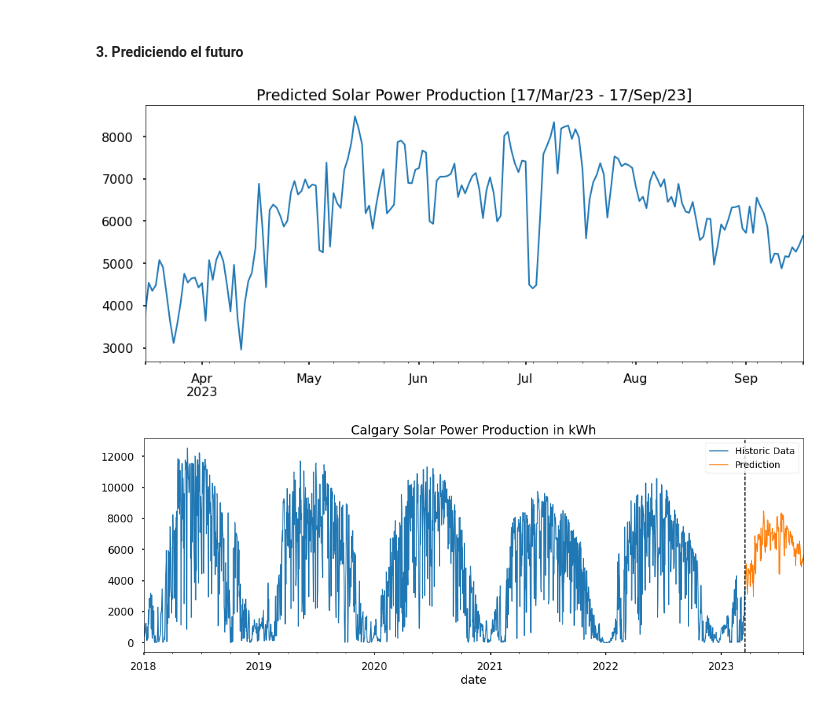
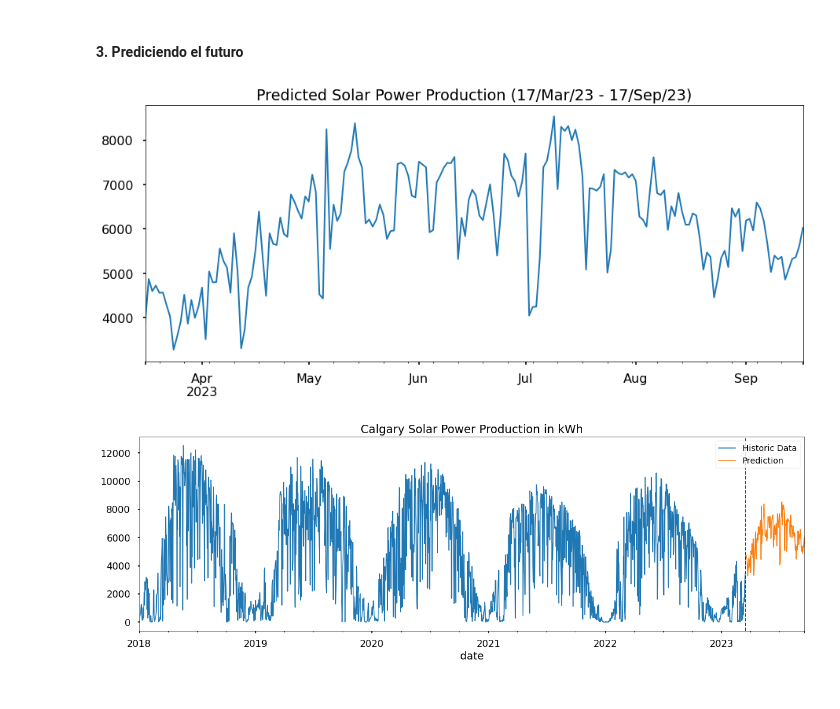
Before and after one commit to ivnlee/project-timeseries, a Jupyter notebook: notebooks/solar_power_analysis.ipynb, the cells around one changed output. Cells and saved outputs as stored; diff of their text form; code cells hidden in the pictures.

```diff
--- a/notebooks/solar_power_analysis.ipynb
+++ b/notebooks/solar_power_analysis.ipynb
@@ -366,13 +366,14 @@ target = ['kWh']
 X_full = pw_clean[features]
 y_full = pw_clean[target]
 # %%
-xgb_regf = xgb.XGBRegressor(base_score=0.5, booster='gbtree',
-                               random_state=42,
+xgb_regf = xgb.XGBRegressor(booster='gbtree',
+                               seed=42,
                                n_estimators=1000,
                                early_stopping_rounds=50,
                                objective='reg:squarederror',
+                               reg_lambda=0.001,
                                max_depth=5,
-                               learning_rate=0.01)
+                               eta=0.01)
 
 xgb_regf.fit(X_full, y_full,
         eval_set=[(X_full, y_full)],
@@ -456,17 +457,17 @@ future_pred_pw.head()
 future_pred_pw['prediction'] = xgb_regf.predict(future_pred_pw[features])
 # %%
 future_pred_pw['prediction'].plot(figsize=(15, 6), lw=2,
-                                  title='Predicted Solar Power Production [17/Mar/23 - 17/Sep/23]')
+                                  title='Predicted Solar Power Production (17/Mar/23 - 17/Sep/23)')
 plt.show()
 # %% [output]
-[figure, old version]
+[figure, new version]
 # %%
 ax = pw_clean['kWh'].loc[pw_clean.index >= '01-01-2018']\
-    .plot(figsize=(18, 6), lw=1.5, title='Calgary Solar Power Production in kWh')
+    .plot(figsize=(20, 6), lw=1.5, title='Calgary Solar Power Production in kWh')
 future_pred_pw['prediction'].plot(style='-', lw=1.5)
 ax.axvline('2023-03-16', color='black', ls='--', lw=1.5)
 
 plt.legend(['Historic Data','Prediction'], fontsize=14)
 plt.show()
 # %% [output]
-[figure, old version]
+[figure, new version]
```
Also changed, not shown: parts of 5 cells of this notebook.
